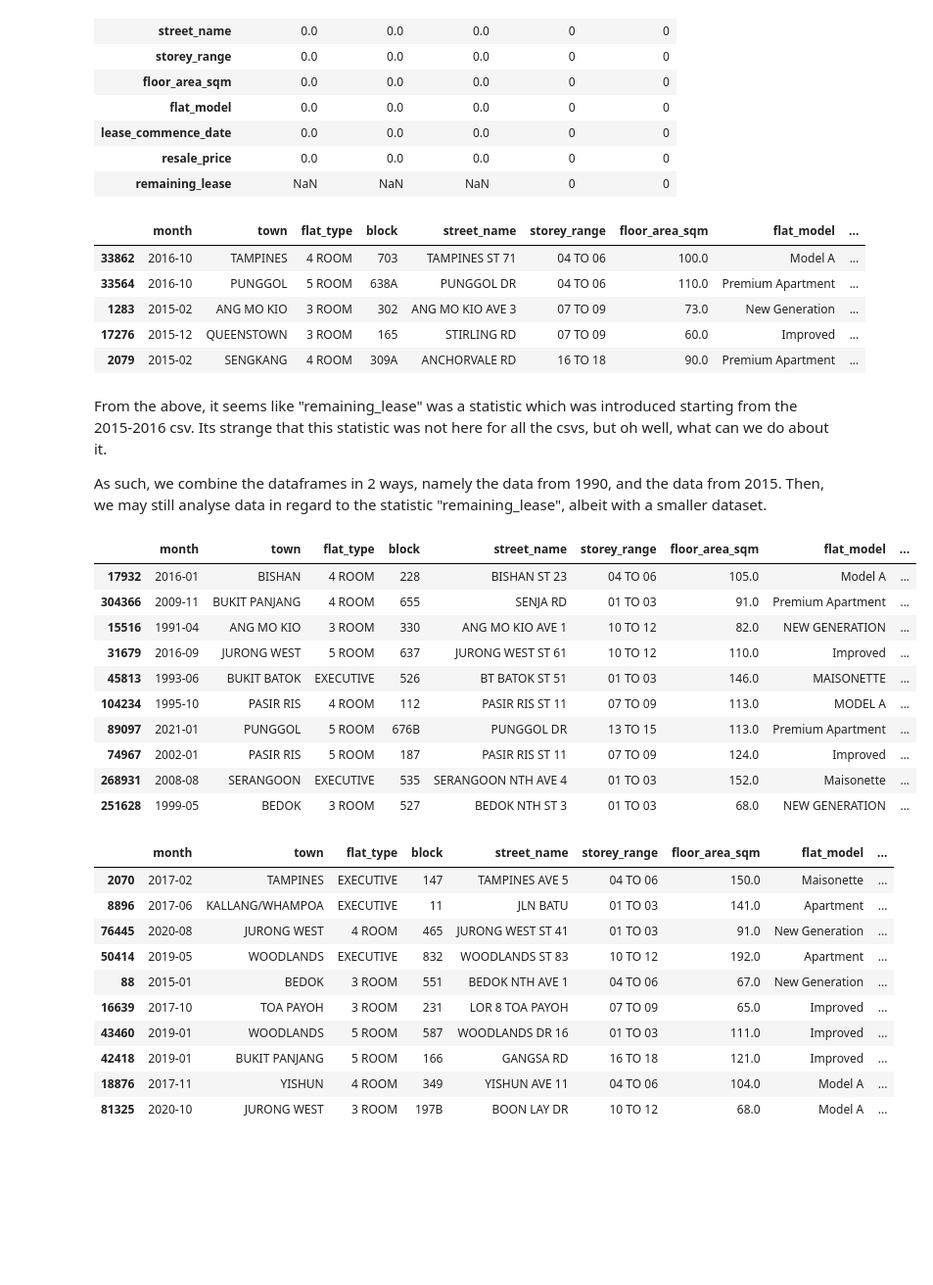
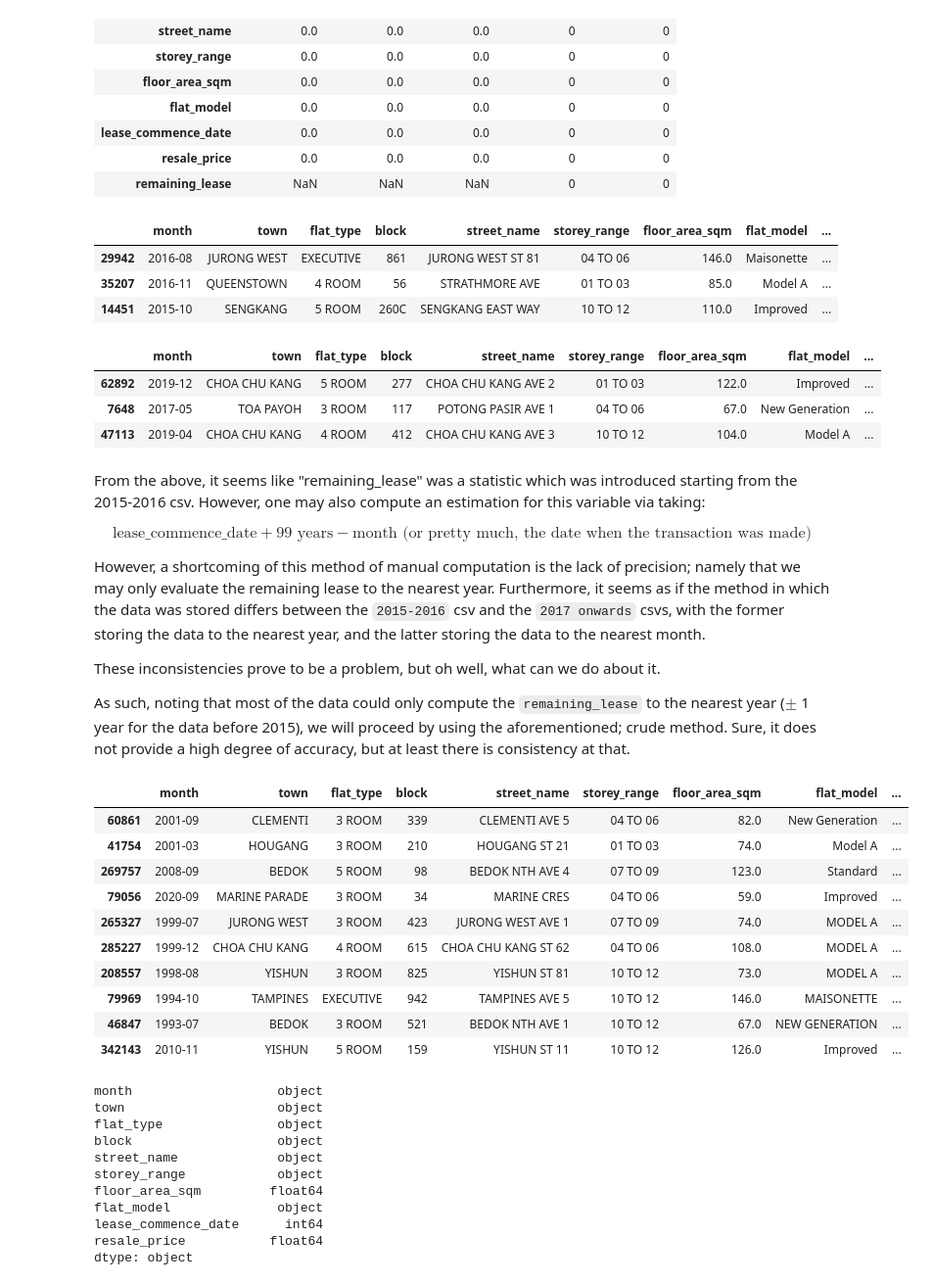
Before and after one commit to coord-geom/cs5131-assignment1, a Jupyter notebook: main.ipynb, the cells around one changed output. Shown at 98% size. Cells and saved outputs as stored; diff of their text form; code cells hidden in the pictures; blank space fills up the shorter version.

Commit message:
added remaining_lease_manual; proved its validity

```diff
--- a/main.ipynb
+++ b/main.ipynb
@@ -59,43 +59,53 @@ flatInfo
 | remaining_lease | NaN | NaN | NaN | 0 | 0 |
 # %%
 #Attempting to understand what "remaining_lease" refers to
-flatPrice2015.sample(5)
+display(flatPrice2015.sample(3))
+display(flatPrice2017.sample(3))
 # %% [output]
 |  | month | town | flat_type | block | street_name | storey_range | floor_area_sqm | flat_model | ... |
-| 33862 | 2016-10 | TAMPINES | 4 ROOM | 703 | TAMPINES ST 71 | 04 TO 06 | 100.0 | Model A | ... |
-| 33564 | 2016-10 | PUNGGOL | 5 ROOM | 638A | PUNGGOL DR | 04 TO 06 | 110.0 | Premium Apartment | ... |
-| 1283 | 2015-02 | ANG MO KIO | 3 ROOM | 302 | ANG MO KIO AVE 3 | 07 TO 09 | 73.0 | New Generation | ... |
-| 17276 | 2015-12 | QUEENSTOWN | 3 ROOM | 165 | STIRLING RD | 07 TO 09 | 60.0 | Improved | ... |
-| 2079 | 2015-02 | SENGKANG | 4 ROOM | 309A | ANCHORVALE RD | 16 TO 18 | 90.0 | Premium Apartment | ... |
+| 29942 | 2016-08 | JURONG WEST | EXECUTIVE | 861 | JURONG WEST ST 81 | 04 TO 06 | 146.0 | Maisonette | ... |
+| 35207 | 2016-11 | QUEENSTOWN | 4 ROOM | 56 | STRATHMORE AVE | 01 TO 03 | 85.0 | Model A | ... |
+| 14451 | 2015-10 | SENGKANG | 5 ROOM | 260C | SENGKANG EAST WAY | 10 TO 12 | 110.0 | Improved | ... |
+|  | month | town | flat_type | block | street_name | storey_range | floor_area_sqm | flat_model | ... |
+| 62892 | 2019-12 | CHOA CHU KANG | 5 ROOM | 277 | CHOA CHU KANG AVE 2 | 01 TO 03 | 122.0 | Improved | ... |
+| 7648 | 2017-05 | TOA PAYOH | 3 ROOM | 117 | POTONG PASIR AVE 1 | 04 TO 06 | 67.0 | New Generation | ... |
+| 47113 | 2019-04 | CHOA CHU KANG | 4 ROOM | 412 | CHOA CHU KANG AVE 3 | 10 TO 12 | 104.0 | Model A | ... |
-# %% [markdown]
-From the above, it seems like "remaining_lease" was a statistic which was introduced starting from the 2015-2016 csv. Its strange that this statistic was not here for all the csvs, but oh well, what can we do about it.
-
-As such, we combine the dataframes in 2 ways, namely the data from 1990, and the data from 2015. Then, we may still analyse data in regard to the statistic "remaining_lease", albeit with a smaller dataset.
+# %% [markdown]
+From the above, it seems like "remaining_lease" was a statistic which was introduced starting from the 2015-2016 csv. However, one may also compute an estimation for this variable via taking:
+
+$$ \text{lease\_commence\_date} + 99 \text{ years} - \text{month (or pretty much, the date when the transaction was made)}$$
+
+
+However, a shortcoming of this method of manual computation is the lack of precision; namely that we may only evaluate the remaining lease to the nearest year. Furthermore, it seems as if the method in which the data was stored differs between the `2015-2016` csv and the `2017 onwards` csvs, with the former storing the data to the nearest year, and the latter storing the data to the nearest month.
+
+These inconsistencies prove to be a problem, but oh well, what can we do about it.
+
+As such, noting that most of the data could only compute the `remaining_lease` to the nearest year ($\pm$ 1 year for the data before 2015), we will proceed by using the aforementioned; crude method. Sure, it does not provide a high degree of accuracy, but at least there is consistency at that.
 # %%
+# Making the collated dataframe and verifying its datatypes
 flatPriceCollated = pd.concat([flatPrice1990, flatPrice2000, flatPrice2012, flatPrice2015, flatPrice2017], join = "inner")
-flatPriceFrom2015 = pd.concat([flatPrice2015, flatPrice2017], join = "inner")
 display(flatPriceCollated.sample(10))
-display(flatPriceFrom2015.sample(10))
+flatPriceCollated.dtypes
 # %% [output]
 |  | month | town | flat_type | block | street_name | storey_range | floor_area_sqm | flat_model | ... |
-| 17932 | 2016-01 | BISHAN | 4 ROOM | 228 | BISHAN ST 23 | 04 TO 06 | 105.0 | Model A | ... |
-| 304366 | 2009-11 | BUKIT PANJANG | 4 ROOM | 655 | SENJA RD | 01 TO 03 | 91.0 | Premium Apartment | ... |
-| 15516 | 1991-04 | ANG MO KIO | 3 ROOM | 330 | ANG MO KIO AVE 1 | 10 TO 12 | 82.0 | NEW GENERATION | ... |
-| 31679 | 2016-09 | JURONG WEST | 5 ROOM | 637 | JURONG WEST ST 61 | 10 TO 12 | 110.0 | Improved | ... |
-| 45813 | 1993-06 | BUKIT BATOK | EXECUTIVE | 526 | BT BATOK ST 51 | 01 TO 03 | 146.0 | MAISONETTE | ... |
-| 104234 | 1995-10 | PASIR RIS | 4 ROOM | 112 | PASIR RIS ST 11 | 07 TO 09 | 113.0 | MODEL A | ... |
-| 89097 | 2021-01 | PUNGGOL | 5 ROOM | 676B | PUNGGOL DR | 13 TO 15 | 113.0 | Premium Apartment | ... |
-| 74967 | 2002-01 | PASIR RIS | 5 ROOM | 187 | PASIR RIS ST 11 | 07 TO 09 | 124.0 | Improved | ... |
-| 268931 | 2008-08 | SERANGOON | EXECUTIVE | 535 | SERANGOON NTH AVE 4 | 01 TO 03 | 152.0 | Maisonette | ... |
-| 251628 | 1999-05 | BEDOK | 3 ROOM | 527 | BEDOK NTH ST 3 | 01 TO 03 | 68.0 | NEW GENERATION | ... |
+| 60861 | 2001-09 | CLEMENTI | 3 ROOM | 339 | CLEMENTI AVE 5 | 04 TO 06 | 82.0 | New Generation | ... |
+| 41754 | 2001-03 | HOUGANG | 3 ROOM | 210 | HOUGANG ST 21 | 01 TO 03 | 74.0 | Model A | ... |
+| 269757 | 2008-09 | BEDOK | 5 ROOM | 98 | BEDOK NTH AVE 4 | 07 TO 09 | 123.0 | Standard | ... |
+| 79056 | 2020-09 | MARINE PARADE | 3 ROOM | 34 | MARINE CRES | 04 TO 06 | 59.0 | Improved | ... |
+| 265327 | 1999-07 | JURONG WEST | 3 ROOM | 423 | JURONG WEST AVE 1 | 07 TO 09 | 74.0 | MODEL A | ... |
+| 285227 | 1999-12 | CHOA CHU KANG | 4 ROOM | 615 | CHOA CHU KANG ST 62 | 04 TO 06 | 108.0 | MODEL A | ... |
+| 208557 | 1998-08 | YISHUN | 3 ROOM | 825 | YISHUN ST 81 | 10 TO 12 | 73.0 | MODEL A | ... |
+| 79969 | 1994-10 | TAMPINES | EXECUTIVE | 942 | TAMPINES AVE 5 | 10 TO 12 | 146.0 | MAISONETTE | ... |
+| 46847 | 1993-07 | BEDOK | 3 ROOM | 521 | BEDOK NTH AVE 1 | 10 TO 12 | 67.0 | NEW GENERATION | ... |
+| 342143 | 2010-11 | YISHUN | 5 ROOM | 159 | YISHUN ST 11 | 10 TO 12 | 126.0 | Improved | ... |
-|  | month | town | flat_type | block | street_name | storey_range | floor_area_sqm | flat_model | ... |
-| 2070 | 2017-02 | TAMPINES | EXECUTIVE | 147 | TAMPINES AVE 5 | 04 TO 06 | 150.0 | Maisonette | ... |
-| 8896 | 2017-06 | KALLANG/WHAMPOA | EXECUTIVE | 11 | JLN BATU | 01 TO 03 | 141.0 | Apartment | ... |
-| 76445 | 2020-08 | JURONG WEST | 4 ROOM | 465 | JURONG WEST ST 41 | 01 TO 03 | 91.0 | New Generation | ... |
-| 50414 | 2019-05 | WOODLANDS | EXECUTIVE | 832 | WOODLANDS ST 83 | 10 TO 12 | 192.0 | Apartment | ... |
-| 88 | 2015-01 | BEDOK | 3 ROOM | 551 | BEDOK NTH AVE 1 | 04 TO 06 | 67.0 | New Generation | ... |
-| 16639 | 2017-10 | TOA PAYOH | 3 ROOM | 231 | LOR 8 TOA PAYOH | 07 TO 09 | 65.0 | Improved | ... |
-| 43460 | 2019-01 | WOODLANDS | 5 ROOM | 587 | WOODLANDS DR 16 | 01 TO 03 | 111.0 | Improved | ... |
-| 42418 | 2019-01 | BUKIT PANJANG | 5 ROOM | 166 | GANGSA RD | 16 TO 18 | 121.0 | Improved | ... |
-| 18876 | 2017-11 | YISHUN | 4 ROOM | 349 | YISHUN AVE 11 | 04 TO 06 | 104.0 | Model A | ... |
-| 81325 | 2020-10 | JURONG WEST | 3 ROOM | 197B | BOON LAY DR | 10 TO 12 | 68.0 | Model A | ... |
+month                   object
+town                    object
+flat_type               object
+block                   object
+street_name             object
+storey_range            object
+floor_area_sqm         float64
+flat_model              object
+lease_commence_date      int64
+resale_price           float64
+dtype: object
```
Also changed, not shown: parts of 4 cells of this notebook.
